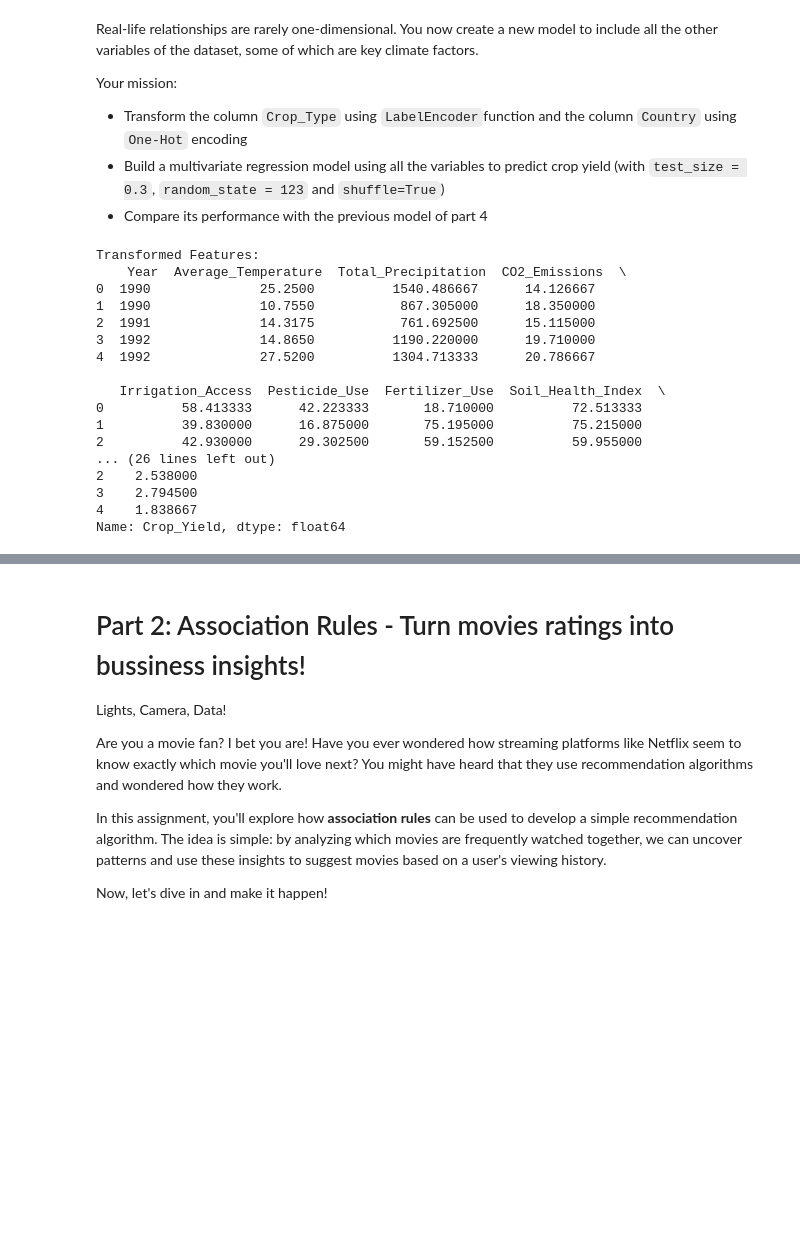
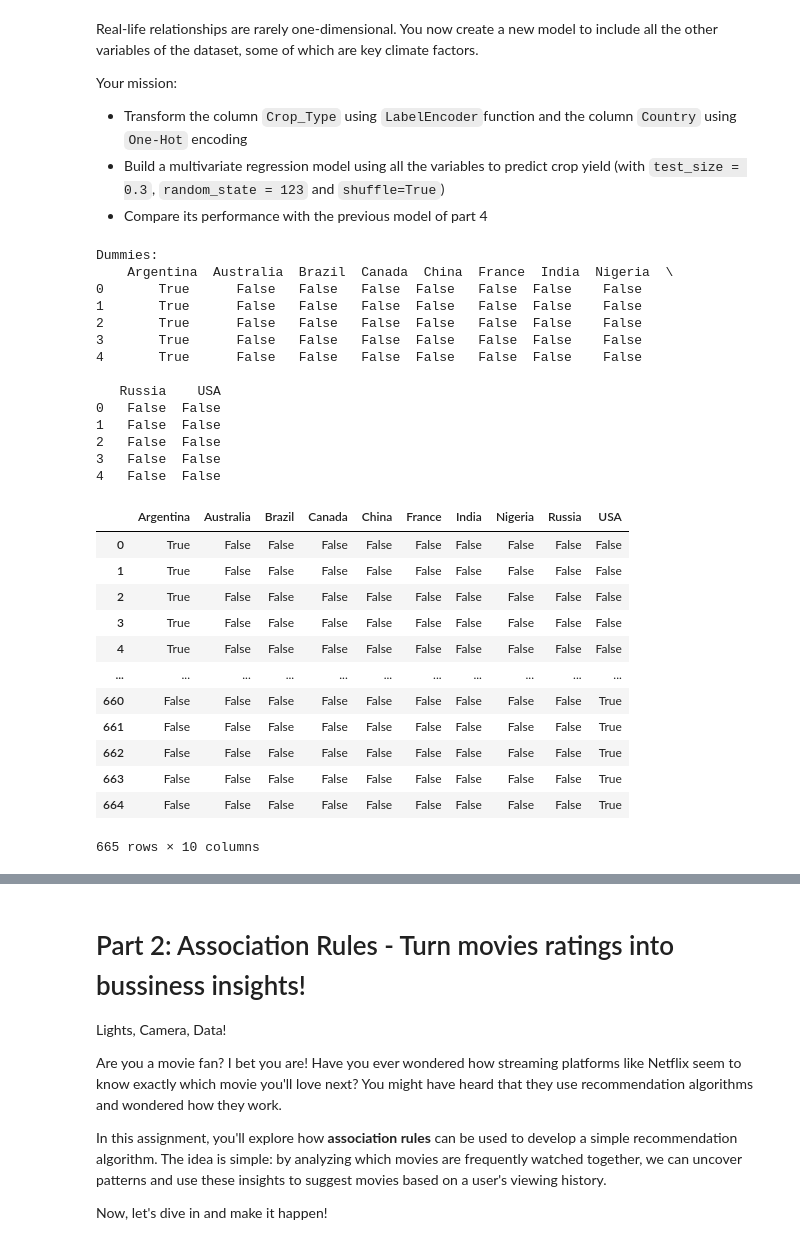
Before and after one commit to LemdjoM/Arduino, a Jupyter notebook: Assignment/assignment.ipynb, the cells around one changed output, grey strips where cells are left out. Saved outputs shown, nothing was run; the diff lists cells and outputs as text; code cells hidden in the pictures; blank space fills up the shorter version.

```diff
--- a/Assignment/assignment.ipynb
+++ b/Assignment/assignment.ipynb
@@ -429,37 +436,58 @@ Your mission:
 # %%
 # Seperate features and labels, and transform the columns Crop_Type and Country (don't forget to delete the old columns)
 
 # Define features (X) and target variable (y)
-X = data_climate.drop(columns=["Crop_Yield"])  # Features excluding target variable
-y = data_climate["Crop_Yield"]  # Target variable
+# We assign the variable Y to the Crop_Yield
+y = data_climate[['Crop_Yield']]
+# We create the dataframe X
+X = data_climate.drop('Crop_Yield', axis = 1) # Features excluding target variable
+X.head()
 
-# Apply Label Encoding for "Crop_Type"
+# label encoding
+# We will use LabelEncoder
 label_encoder = LabelEncoder()
-X["Crop_Type"] = label_encoder.fit_transform(X["Crop_Type"])
+# Applying the LabelEncoder to the 'Crop_Type' column
+X['Crop_Type'] = label_encoder.fit_transform(X['Crop_Type'])
+X.head()
 
-# Apply One-Hot Encoding for Country
-X = pd.get_dummies(X, columns=["Country"], dtype=int)
-# Only features remain  # Remove old country column
-X = X.drop(columns=["Crop_Type"])
+# 1-hot encoding
+# We create a DF with Dummy variables
+dummies = pd.get_dummies(data_climate["Country"])
+X = pd.concat([X, dummies], axis = 1) # We put together the X with the dummy columns we created
+# We drop the Country column
+X = X.drop(columns=["Country"])
+# Have a look at what dummies actually looks like
+print("Dummies:\n", dummies.head())
+display(dummies)
 
 # Display transformed dataset
 print("Transformed Features:\n", X.head())
 print("Target Labels:\n", y.head())
 # %% [output]
-Transformed Features:
-    Year  Average_Temperature  Total_Precipitation  CO2_Emissions  \
-0  1990              25.2500          1540.486667      14.126667
-1  1990              10.7550           867.305000      18.350000
-2  1991              14.3175           761.692500      15.115000
-3  1992              14.8650          1190.220000      19.710000
-4  1992              27.5200          1304.713333      20.786667
+Dummies:
+    Argentina  Australia  Brazil  Canada  China  France  India  Nigeria  \
+0       True      False   False   False  False   False  False    False
+1       True      False   False   False  False   False  False    False
+2       True      False   False   False  False   False  False    False
+3       True      False   False   False  False   False  False    False
+4       True      False   False   False  False   False  False    False
 
-   Irrigation_Access  Pesticide_Use  Fertilizer_Use  Soil_Health_Index  \
-0          58.413333      42.223333       18.710000          72.513333
-1          39.830000      16.875000       75.195000          75.215000
-2          42.930000      29.302500       59.152500          59.955000
-... (26 lines left out)
-2    2.538000
-3    2.794500
-4    1.838667
-Name: Crop_Yield, dtype: float64
+   Russia    USA
+0   False  False
+1   False  False
+2   False  False
+3   False  False
+4   False  False
+|  | Argentina | Australia | Brazil | Canada | China | France | India | Nigeria | Russia | USA |
+| 0 | True | False | False | False | False | False | False | False | False | False |
+| 1 | True | False | False | False | False | False | False | False | False | False |
+| 2 | True | False | False | False | False | False | False | False | False | False |
+| 3 | True | False | False | False | False | False | False | False | False | False |
+| 4 | True | False | False | False | False | False | False | False | False | False |
+| ... | ... | ... | ... | ... | ... | ... | ... | ... | ... | ... |
+| 660 | False | False | False | False | False | False | False | False | False | True |
+| 661 | False | False | False | False | False | False | False | False | False | True |
+| 662 | False | False | False | False | False | False | False | False | False | True |
+| 663 | False | False | False | False | False | False | False | False | False | True |
+| 664 | False | False | False | False | False | False | False | False | False | True |
+665 rows × 10 columns
```
Also changed, not shown: parts of 35 cells of this notebook.
